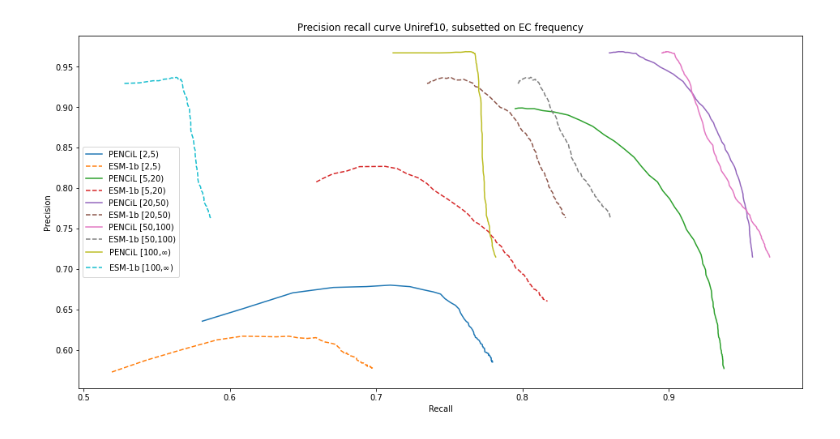
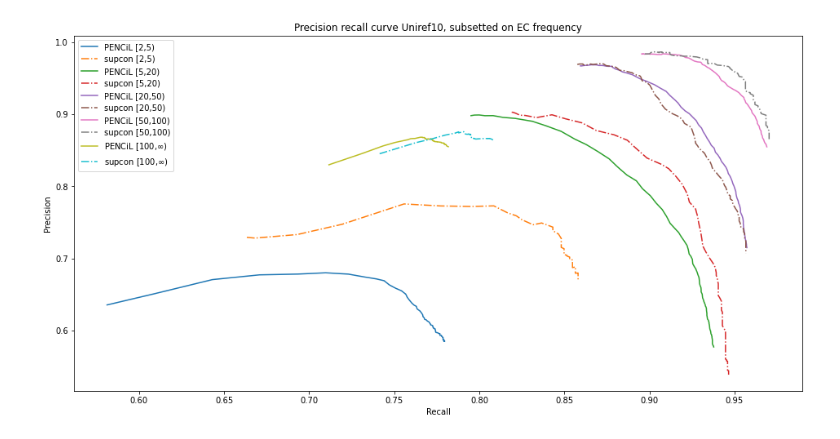
Before and after one commit to tttianhao/CLEAN, a Jupyter notebook: notebook/plot_prc_subset.ipynb, the cells around one changed output. Drawn from its saved outputs; the diff is of its cells as text; code cells hidden in the pictures.

Commit message:
supcon default updated

```diff
--- a/notebook/plot_prc_subset.ipynb
+++ b/notebook/plot_prc_subset.ipynb
@@ -36,31 +36,54 @@ for bin in range(5):
                 esm_recall[i][j-1] = float(rows[2])
     subset_esm_precision.append(esm_precision)
     subset_esm_recall.append(esm_recall)
+# %%
+subset_supcon_precision = []
+subset_supcon_recall = []
+
+for bin in range(5):
+    supcon_precision = np.zeros((1,100))
+    supcon_recall = np.zeros((1,100))
+    for i in range(1):
+        #uniref10_test_split_0_curate_subset0_prc_result
+        result_file = open('../eval/subset/uniref10/uniref10_test_split_' + str(i+1) + '_curate_subset' + str(bin) +'_prc_result.csv','r')
+        csvreader = csv.reader(result_file, delimiter = ',')
+        for j, rows in enumerate(csvreader):
+            if j > 0:
+                supcon_precision[i][j-1] = float(rows[1])
+                supcon_recall[i][j-1] = float(rows[2])
+    subset_supcon_precision.append(supcon_precision)
+    subset_supcon_recall.append(supcon_recall)
 # %%
 fig = plt.figure(figsize=(16, 8))
 
 plt.plot(np.mean(subset_pencil_recall[0], axis=0), np.mean(subset_pencil_precision[0], axis=0), label = 'PENCiL [2,5) ')
-plt.plot(np.mean(subset_esm_recall[0], axis=0), np.mean(subset_esm_precision[0], axis=0), '--', label = 'ESM-1b [2,5)')
+#plt.plot(np.mean(subset_esm_recall[0], axis=0), np.mean(subset_esm_precision[0], axis=0), '--', label = 'ESM-1b [2,5)')
+plt.plot(np.mean(subset_supcon_recall[0], axis=0), np.mean(subset_supcon_precision[0], axis=0), '-.', label = 'supcon [2,5)')
 
 plt.plot(np.mean(subset_pencil_recall[1], axis=0), np.mean(subset_pencil_precision[1], axis=0), label = 'PENCiL [5,20)')
-plt.plot(np.mean(subset_esm_recall[1], axis=0), np.mean(subset_esm_precision[1], axis=0), '--', label = 'ESM-1b [5,20)')
+#plt.plot(np.mean(subset_esm_recall[1], axis=0), np.mean(subset_esm_precision[1], axis=0), '--', label = 'ESM-1b [5,20)')
+plt.plot(np.mean(subset_supcon_recall[1], axis=0), np.mean(subset_supcon_precision[1], axis=0), '-.', label = 'supcon [5,20)')
 
 plt.plot(np.mean(subset_pencil_recall[2], axis=0), np.mean(subset_pencil_precision[2], axis=0), label = 'PENCiL [20,50)')
-plt.plot(np.mean(subset_esm_recall[2], axis=0), np.mean(subset_esm_precision[2], axis=0), '--', label = 'ESM-1b [20,50)')
+#plt.plot(np.mean(subset_esm_recall[2], axis=0), np.mean(subset_esm_precision[2], axis=0), '--', label = 'ESM-1b [20,50)')
+plt.plot(np.mean(subset_supcon_recall[2], axis=0), np.mean(subset_supcon_precision[2], axis=0), '-.', label = 'supcon [20,50)')
 
-plt.plot(np.mean(subset_pencil_recall[3], axis=0), np.mean(subset_pencil_precision[2], axis=0), label = 'PENCiL [50,100)')
-plt.plot(np.mean(subset_esm_recall[3], axis=0), np.mean(subset_esm_precision[2], axis=0), '--', label = 'ESM-1b [50,100)')
+plt.plot(np.mean(subset_pencil_recall[3], axis=0), np.mean(subset_pencil_precision[3], axis=0), label = 'PENCiL [50,100)')
+#plt.plot(np.mean(subset_esm_recall[3], axis=0), np.mean(subset_esm_precision[3], axis=0), '--', label = 'ESM-1b [50,100)')
+plt.plot(np.mean(subset_supcon_recall[3], axis=0), np.mean(subset_supcon_precision[3], axis=0), '-.', label = 'supcon [50,100)')
 
-plt.plot(np.mean(subset_pencil_recall[4], axis=0), np.mean(subset_pencil_precision[2], axis=0), label = 'PENCiL [100,$\infty$)')
-plt.plot(np.mean(subset_esm_recall[4], axis=0), np.mean(subset_esm_precision[2], axis=0), '--', label = 'ESM-1b [100,$\infty$)')
+plt.plot(np.mean(subset_pencil_recall[4], axis=0), np.mean(subset_pencil_precision[4], axis=0), label = 'PENCiL [100,$\infty$)')
+#plt.plot(np.mean(subset_esm_recall[4], axis=0), np.mean(subset_esm_precision[4], axis=0), '--', label = 'ESM-1b [100,$\infty$)')
+plt.plot(np.mean(subset_supcon_recall[4], axis=0), np.mean(subset_supcon_precision[4], axis=0), '-.', label = 'supcon [100,$\infty$)')
+
 
 plt.xlabel('Recall')
 plt.ylabel('Precision')
 plt.title('Precision recall curve Uniref10, subsetted on EC frequency')
 plt.legend()
 plt.show()
 # %% [output]
-[figure, old version]
+[figure, new version]
 # %%
 # fig = plt.figure(figsize=(12, 6))
 
```
Also changed, not shown: 3 other files.
